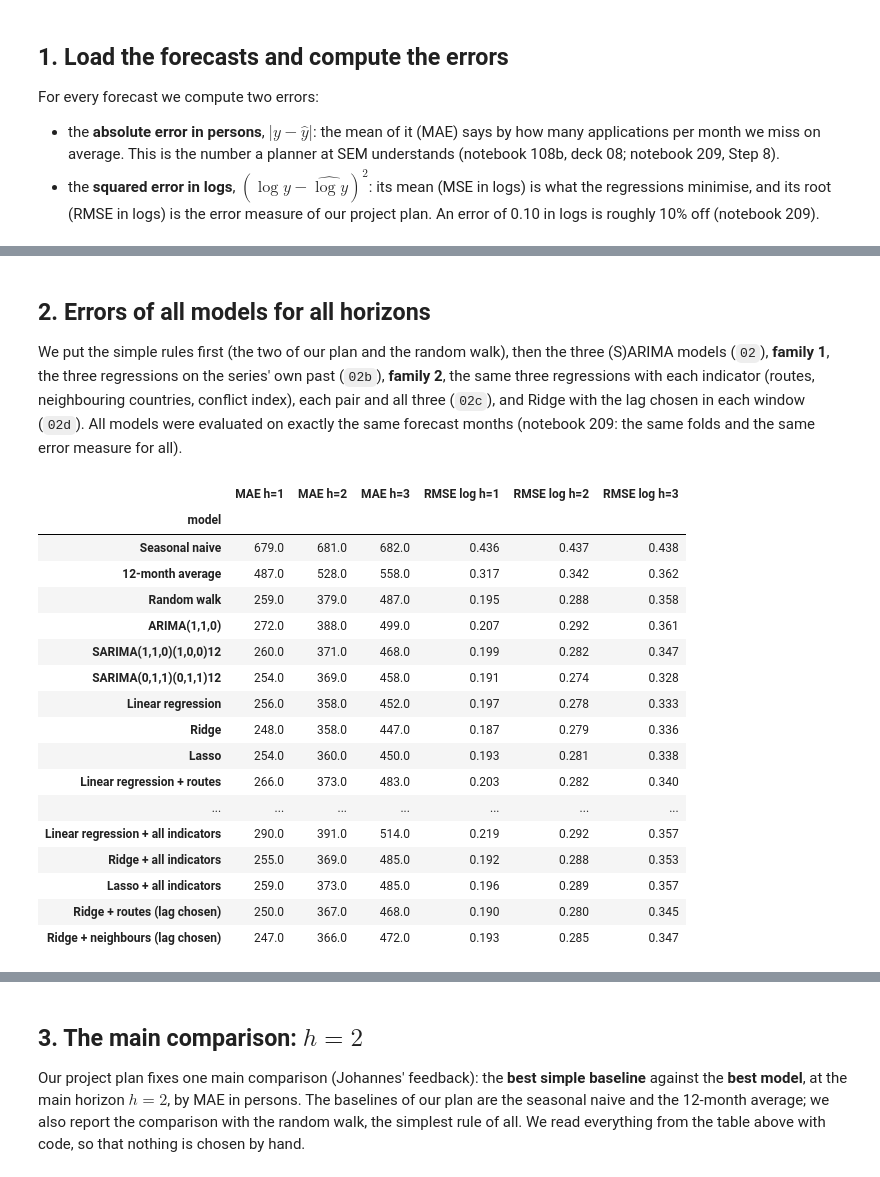
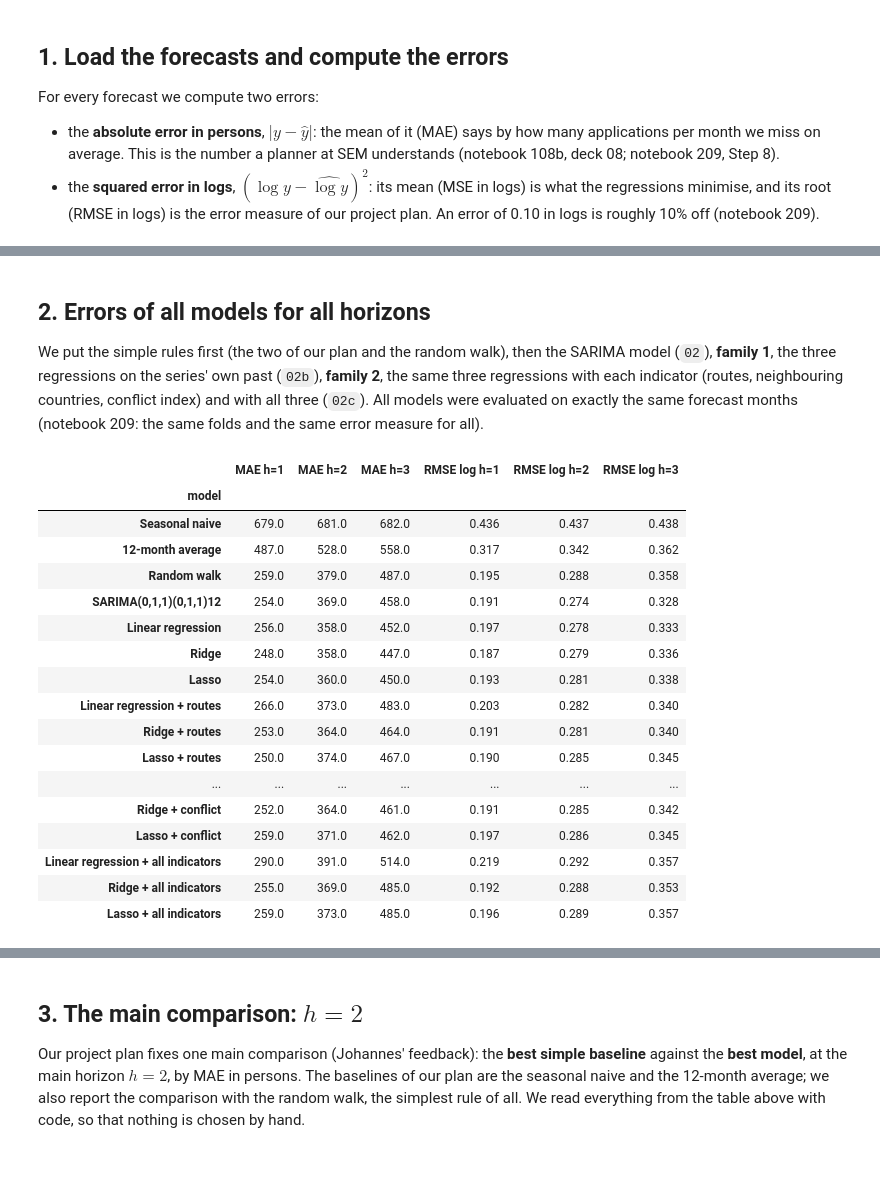
Before and after one commit to axe3010/dsf-asylum-forecast-II, a Jupyter notebook: code/03_evaluate.ipynb, the cells around one changed output, grey strips where cells are left out. Drawn from its saved outputs; the diff is of its cells as text; code cells hidden in the pictures.

```diff
--- a/code/03_evaluate.ipynb
+++ b/code/03_evaluate.ipynb
@@ -26,8 +26,7 @@ For every forecast we compute two errors:
 cols = ["model", "origin", "month", "h", "forecast_log", "actual_log", "forecast", "actual"]
 files = ["backtest_forecasts.csv",              # 02: simple rules and (S)ARIMA
          "backtest_forecasts_regression.csv",   # 02b: family 1, the series' own past
-         "backtest_forecasts_indicator.csv",    # 02c: family 2, with indicators
-         "backtest_forecasts_lag_choice.csv"]   # 02d: Ridge with the lag chosen in each window
+         "backtest_forecasts_indicator.csv"]    # 02c: family 2, with indicators
 forecasts = pd.concat([pd.read_csv("../data/processed/" + f)[cols] for f in files], ignore_index=True)
 forecasts["month"] = pd.to_datetime(forecasts["month"])
 forecasts["origin"] = pd.to_datetime(forecasts["origin"])
@@ -45,64 +44,61 @@ Same forecast months for all models: True
 # %% [markdown]
 ## 2. Errors of all models for all horizons
 
-We put the simple rules first (the two of our plan and the random walk), then the three (S)ARIMA models (`02`), **family 1**, the three regressions on the series' own past (`02b`), **family 2**, the same three regressions with each indicator (routes, neighbouring countries, conflict index), each pair and all three (`02c`), and Ridge with the lag chosen in each window (`02d`). All models were evaluated on exactly the same forecast months (notebook 209: the same folds and the same error measure for all).
+We put the simple rules first (the two of our plan and the random walk), then the SARIMA model (`02`), **family 1**, the three regressions on the series' own past (`02b`), **family 2**, the same three regressions with each indicator (routes, neighbouring countries, conflict index) and with all three (`02c`). All models were evaluated on exactly the same forecast months (notebook 209: the same folds and the same error measure for all).
 # %%
 baselines = ["Seasonal naive", "12-month average"]                  # the simple rules of our plan
 simple_rules = baselines + ["Random walk"]
-sarima_models = ["ARIMA(1,1,0)", "SARIMA(1,1,0)(1,0,0)12", "SARIMA(0,1,1)(0,1,1)12"]
+sarima_models = ["SARIMA(0,1,1)(0,1,1)12"]                           # benchmark from notebook 202
 regression_models = ["Linear regression", "Ridge", "Lasso"]           # family 1
-combos = ["routes", "neighbours", "conflict", "routes + neighbours", "routes + conflict", "neighbours + conflict",
-          "all indicators"]
-main_combos = ["routes", "neighbours", "conflict", "all indicators"]      # each indicator alone, and all three
+combos = ["routes", "neighbours", "conflict", "all indicators"]      # each indicator alone, and all three
 indicator_models = [f"{m} + {c}" for c in combos for m in regression_models]   # family 2
-lag_models = ["Ridge + routes (lag chosen)", "Ridge + neighbours (lag chosen)"]
-model_order = simple_rules + sarima_models + regression_models + indicator_models + lag_models
+model_order = simple_rules + sarima_models + regression_models + indicator_models
 
 # One fixed colour per model (plt.cm.tab10, notebook 211); a model with indicators gets the colour of
 # the same regression without them (and a dashed line in the figures)
-colors = dict(zip(baselines + sarima_models + regression_models, plt.cm.tab10(np.arange(8))))
+colors = dict(zip(baselines + sarima_models + regression_models, plt.cm.tab10([0, 1, 4, 5, 6, 7])))
 colors["Random walk"] = plt.cm.tab10(8)
-for name in indicator_models + lag_models:
+for name in indicator_models:
     colors[name] = colors[name.split(" + ")[0]]
 
 def error_table(data):
     # MAE in persons, MSE and RMSE in logs for every model and horizon
     grouped = data.groupby(["model", "h"])
     table = pd.DataFrame({
         "MAE (persons)": grouped["abs_error"].mean(),
         "MSE (log)": grouped["sq_error_log"].mean(),
         "RMSE (log)": np.sqrt(grouped["sq_error_log"].mean()),
         "forecasts": grouped["abs_error"].size(),
     }).reset_index()
     return table
 
 errors = error_table(forecasts)
 mae = errors.pivot(index="model", columns="h", values="MAE (persons)").loc[model_order].round(0)
 mae.columns = [f"MAE h={h}" for h in mae.columns]
 rmse = errors.pivot(index="model", columns="h", values="RMSE (log)").loc[model_order].round(3)
 rmse.columns = [f"RMSE log h={h}" for h in rmse.columns]
 overview = pd.concat([mae, rmse], axis=1)
 overview.to_csv("../output/tables/03_backtest_errors.csv")
 overview
 # %% [output]
 |  | MAE h=1 | MAE h=2 | MAE h=3 | RMSE log h=1 | RMSE log h=2 | RMSE log h=3 |
 | model |  |  |  |  |  |  |
 | Seasonal naive | 679.0 | 681.0 | 682.0 | 0.436 | 0.437 | 0.438 |
 | 12-month average | 487.0 | 528.0 | 558.0 | 0.317 | 0.342 | 0.362 |
 | Random walk | 259.0 | 379.0 | 487.0 | 0.195 | 0.288 | 0.358 |
-| ARIMA(1,1,0) | 272.0 | 388.0 | 499.0 | 0.207 | 0.292 | 0.361 |
-| SARIMA(1,1,0)(1,0,0)12 | 260.0 | 371.0 | 468.0 | 0.199 | 0.282 | 0.347 |
 | SARIMA(0,1,1)(0,1,1)12 | 254.0 | 369.0 | 458.0 | 0.191 | 0.274 | 0.328 |
 | Linear regression | 256.0 | 358.0 | 452.0 | 0.197 | 0.278 | 0.333 |
 | Ridge | 248.0 | 358.0 | 447.0 | 0.187 | 0.279 | 0.336 |
 | Lasso | 254.0 | 360.0 | 450.0 | 0.193 | 0.281 | 0.338 |
 | Linear regression + routes | 266.0 | 373.0 | 483.0 | 0.203 | 0.282 | 0.340 |
+| Ridge + routes | 253.0 | 364.0 | 464.0 | 0.191 | 0.281 | 0.340 |
+| Lasso + routes | 250.0 | 374.0 | 467.0 | 0.190 | 0.285 | 0.345 |
 | ... | ... | ... | ... | ... | ... | ... |
+| Ridge + conflict | 252.0 | 364.0 | 461.0 | 0.191 | 0.285 | 0.342 |
+| Lasso + conflict | 259.0 | 371.0 | 462.0 | 0.197 | 0.286 | 0.345 |
 | Linear regression + all indicators | 290.0 | 391.0 | 514.0 | 0.219 | 0.292 | 0.357 |
 | Ridge + all indicators | 255.0 | 369.0 | 485.0 | 0.192 | 0.288 | 0.353 |
 | Lasso + all indicators | 259.0 | 373.0 | 485.0 | 0.196 | 0.289 | 0.357 |
-| Ridge + routes (lag chosen) | 250.0 | 367.0 | 468.0 | 0.190 | 0.280 | 0.345 |
-| Ridge + neighbours (lag chosen) | 247.0 | 366.0 | 472.0 | 0.193 | 0.285 | 0.347 |
 # %% [markdown]
 **What we see.**
 - At every horizon, the two simple rules of our plan have the largest errors: the seasonal naive about 680 persons, the 12-month average 487 to 558. The random walk is much better (259, 379 and 487) and close to the models.
```
Also changed, not shown: parts of 21 cells of this notebook, 24 other files.
